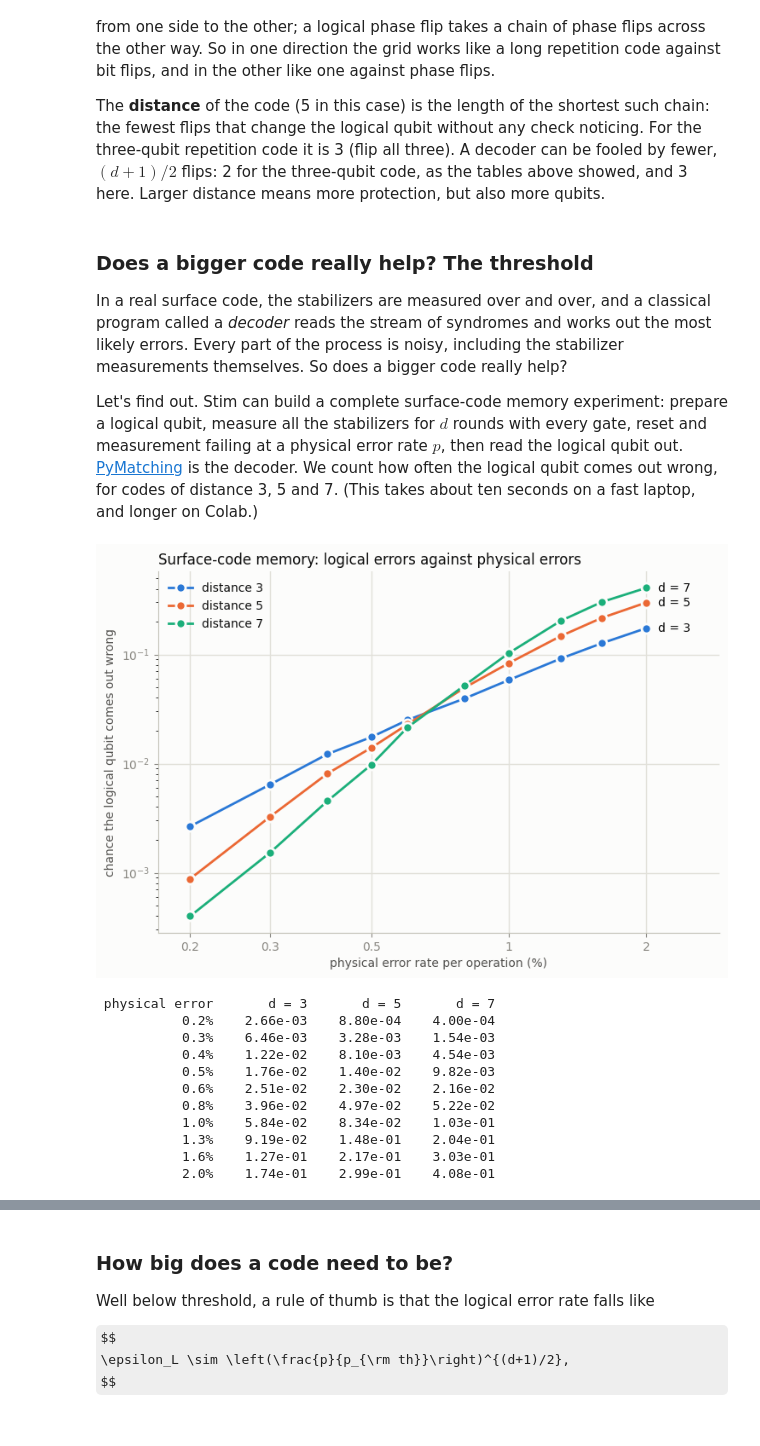
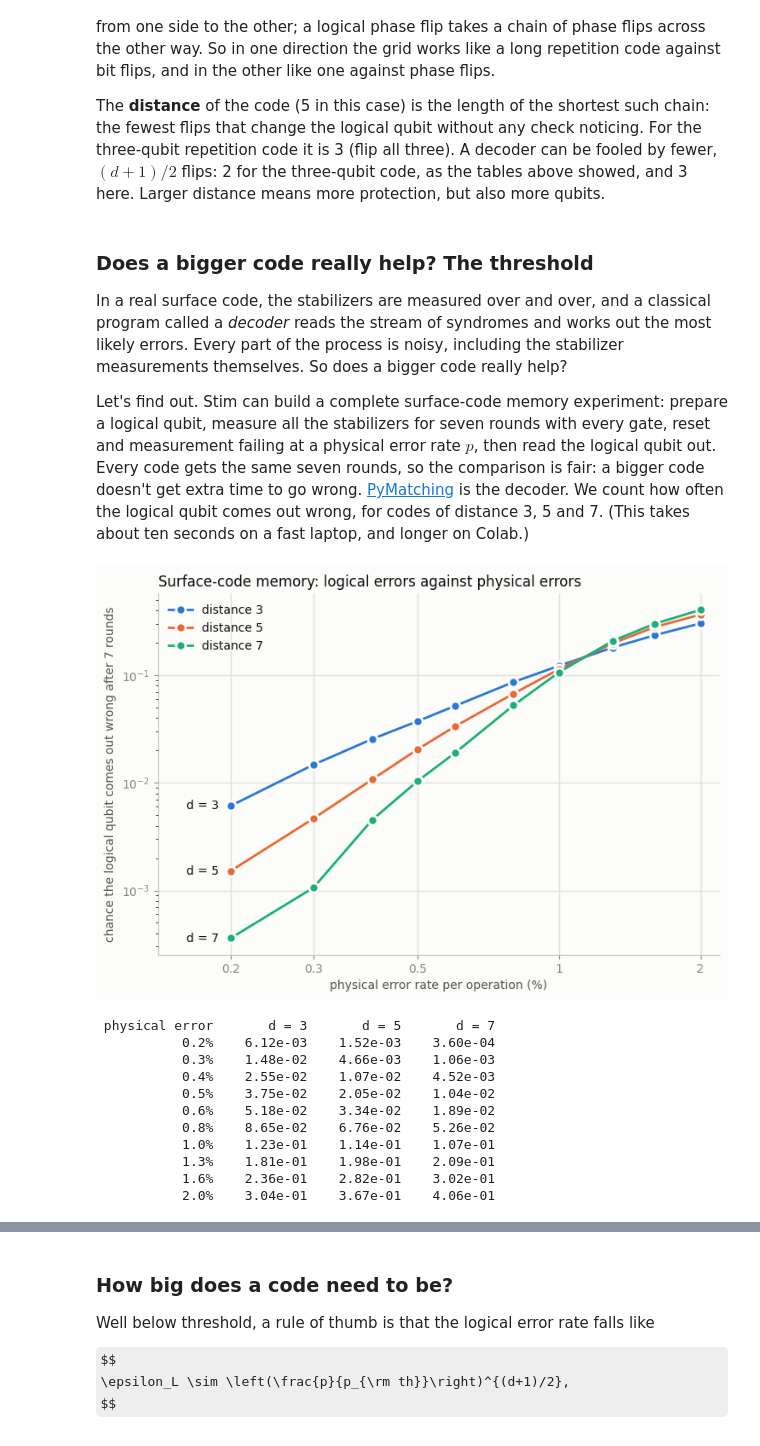
Before and after one commit to gnperdue/SaturdayMorningQuantum, a Jupyter notebook: QuantumComputing_QEC.ipynb, the cells around one changed output, grey strips where cells are left out. Cells and saved outputs as stored; diff of their text form; code cells hidden in the pictures; some formulas as TeX source.

```diff
--- a/QuantumComputing_QEC.ipynb
+++ b/QuantumComputing_QEC.ipynb
@@ -418,22 +418,22 @@ The **distance** of the code (5 in this case) is the length of the shortest such
 
 In a real surface code, the stabilizers are measured over and over, and a classical program called a _decoder_ reads the stream of syndromes and works out the most likely errors. Every part of the process is noisy, including the stabilizer measurements themselves. So does a bigger code really help?
 
-Let's find out. Stim can build a complete surface-code memory experiment: prepare a logical qubit, measure all the stabilizers for $d$ rounds with every gate, reset and measurement failing at a physical error rate $p$, then read the logical qubit out. [PyMatching](https://github.com/oscarhiggott/PyMatching) is the decoder. We count how often the logical qubit comes out wrong, for codes of distance 3, 5 and 7. (This takes about ten seconds on a fast laptop, and longer on Colab.)
+Let's find out. Stim can build a complete surface-code memory experiment: prepare a logical qubit, measure all the stabilizers for seven rounds with every gate, reset and measurement failing at a physical error rate $p$, then read the logical qubit out. Every code gets the same seven rounds, so the comparison is fair: a bigger code doesn't get extra time to go wrong. [PyMatching](https://github.com/oscarhiggott/PyMatching) is the decoder. We count how often the logical qubit comes out wrong, for codes of distance 3, 5 and 7. (This takes about ten seconds on a fast laptop, and longer on Colab.)
 # %%
 from matplotlib.ticker import NullLocator
 
 
-def logical_error_rate(distance, p, shots):
+def logical_error_rate(distance, rounds, p, shots):
     """The fraction of shots in which a surface-code memory experiment ends wrong.
 
-    In each shot, Stim simulates `distance` rounds of noisy checks, and PyMatching's decoder
+    In each shot, Stim simulates `rounds` rounds of noisy checks, and PyMatching's decoder
     guesses from the checks whether the logical qubit flipped. A shot ends wrong when the
     guess is wrong.
     """
     circuit = stim.Circuit.generated(
         'surface_code:rotated_memory_z',
         distance=distance,
-        rounds=distance,
+        rounds=rounds,
         after_clifford_depolarization=p,
         after_reset_flip_probability=p,
         before_measure_flip_probability=p,
@@ -453,12 +453,13 @@ def logical_error_rate(distance, p, shots):
 
 physical_rates = [0.002, 0.003, 0.004, 0.005, 0.006, 0.008, 0.010, 0.013, 0.016, 0.020]
 distances = [3, 5, 7]
+rounds = 7                # the same for every distance, so every code runs equally long
 shots = 50_000
 logical_rates = {}        # for each distance, its logical error rate at each physical rate
 for d in distances:
     logical_rates[d] = []
     for p in physical_rates:
-        logical_rates[d].append(logical_error_rate(d, p, shots))
+        logical_rates[d].append(logical_error_rate(d, rounds, p, shots))
 
 percent = []              # the physical error rates in percent, for the plot
 for p in physical_rates:
@@ -471,47 +472,48 @@ for i in range(len(distances)):
     d = distances[i]
     ax.plot(percent, logical_rates[d], color=colors[i], linewidth=2, marker='o', markersize=8,
             markeredgecolor='#fcfcfb', markeredgewidth=2, label=f'distance {d}')
-    ax.annotate(f'd = {d}', (percent[-1], logical_rates[d][-1]), xytext=(10, 0),
-                textcoords='offset points', va='center', color='#0b0b0b')
+    # Label each curve at its left end, where the curves are far apart
+    ax.annotate(f'd = {d}', (percent[0], logical_rates[d][0]), xytext=(-10, 0),
+                textcoords='offset points', ha='right', va='center', color='#0b0b0b')
 ax.set_xscale('log')
 ax.set_yscale('log')
-ax.set_xlim(0.85 * min(percent), 1.45 * max(percent))   # room on the right for the labels
+ax.set_xlim(0.7 * min(percent), 1.1 * max(percent))   # room on the left for the labels
 ax.set_xticks([0.2, 0.3, 0.5, 1, 2], labels=['0.2', '0.3', '0.5', '1', '2'])
 ax.xaxis.set_minor_locator(NullLocator())
 ax.set_title('Surface-code memory: logical errors against physical errors', loc='left',
              color='#0b0b0b')
 ax.set_xlabel('physical error rate per operation (%)', color='#52514e')
-ax.set_ylabel('chance the logical qubit comes out wrong', color='#52514e')
+ax.set_ylabel(f'chance the logical qubit comes out wrong after {rounds} rounds', color='#52514e')
 ax.grid(color='#e1e0d9', linewidth=1)
 ax.set_axisbelow(True)
 for side in ('top', 'right'):
     ax.spines[side].set_visible(False)
 for side in ('left', 'bottom'):
     ax.spines[side].set_color('#c3c2b7')
 ax.tick_params(colors='#898781')
 ax.legend(frameon=False, labelcolor='#0b0b0b', loc='upper left')
 plt.show()
 
 header = f"{'physical error':>15}"
 for d in distances:
     header += f"{'d = ' + str(d):>12}"
 print(header)
 for i in range(len(physical_rates)):
     row = f'{100 * physical_rates[i]:>14.1f}%'
     for d in distances:
         row += f'{logical_rates[d][i]:>12.2e}'
     print(row)
 # %% [output]
-[figure, old version]
+[figure, new version]
  physical error       d = 3       d = 5       d = 7
-           0.2%    2.66e-03    8.80e-04    4.00e-04
-           0.3%    6.46e-03    3.28e-03    1.54e-03
-           0.4%    1.22e-02    8.10e-03    4.54e-03
-           0.5%    1.76e-02    1.40e-02    9.82e-03
-           0.6%    2.51e-02    2.30e-02    2.16e-02
-           0.8%    3.96e-02    4.97e-02    5.22e-02
-           1.0%    5.84e-02    8.34e-02    1.03e-01
-           1.3%    9.19e-02    1.48e-01    2.04e-01
-           1.6%    1.27e-01    2.17e-01    3.03e-01
-           2.0%    1.74e-01    2.99e-01    4.08e-01
+           0.2%    6.12e-03    1.52e-03    3.60e-04
+           0.3%    1.48e-02    4.66e-03    1.06e-03
+           0.4%    2.55e-02    1.07e-02    4.52e-03
+           0.5%    3.75e-02    2.05e-02    1.04e-02
+           0.6%    5.18e-02    3.34e-02    1.89e-02
+           0.8%    8.65e-02    6.76e-02    5.26e-02
+           1.0%    1.23e-01    1.14e-01    1.07e-01
+           1.3%    1.81e-01    1.98e-01    2.09e-01
+           1.6%    2.36e-01    2.82e-01    3.02e-01
+           2.0%    3.04e-01    3.67e-01    4.06e-01
 # %% [markdown]
```
Also changed, not shown: parts of 4 cells of this notebook.
